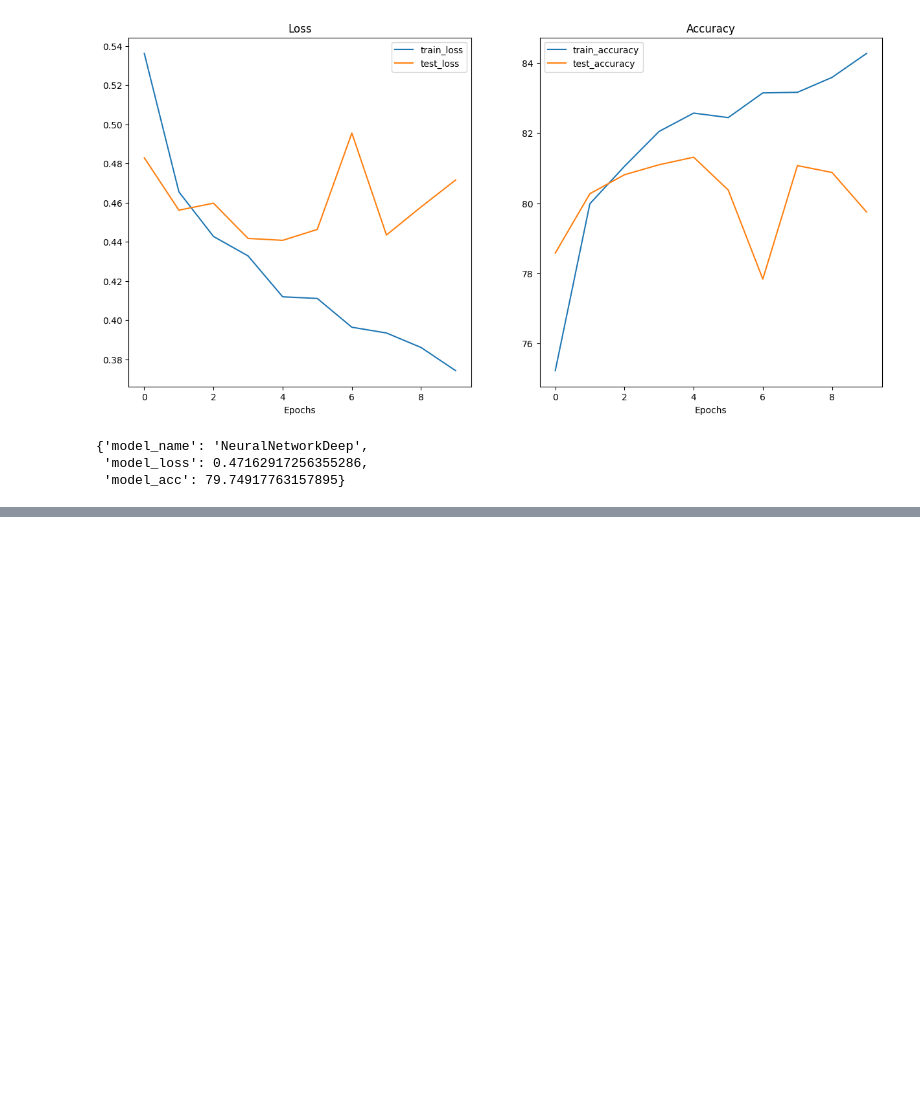
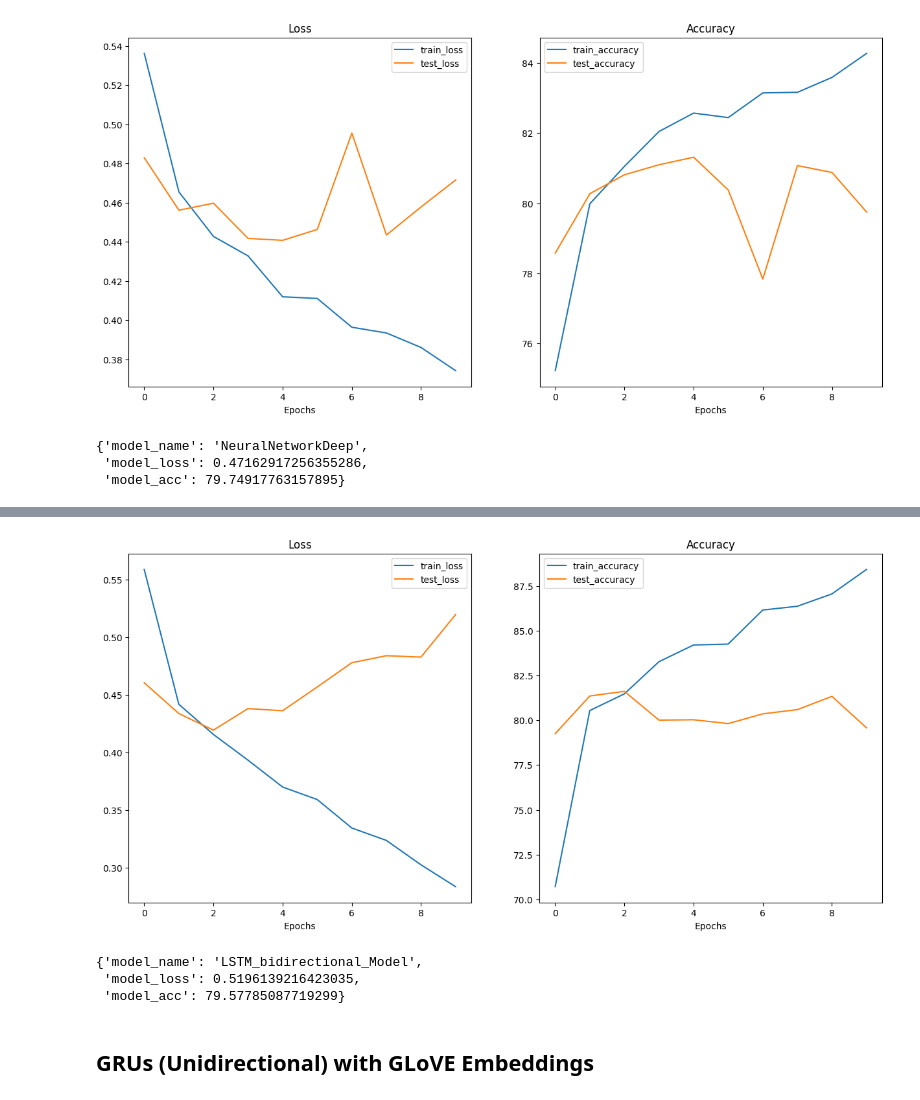
Before and after one commit to Adarsh0047/Machine-Learning-Classification, a Jupyter notebook: neural_nets/02_train_networks.ipynb, the cells around one changed output, grey strips where cells are left out. Drawn from its saved outputs; the diff is of its cells as text; code cells hidden in the pictures; blank space fills up the shorter version.

```diff
--- a/neural_nets/02_train_networks.ipynb
+++ b/neural_nets/02_train_networks.ipynb
@@ -438,0 +746,26 @@ eval_model(model_1, test_dataloader, loss_fn, accuracy_fn)
+# %%
+class LSTM_bidirectional_Model(torch.nn.Module):
+    def __init__(self, input_size):
+        super().__init__()
+        self.rnn1 = torch.nn.LSTM(input_size=input_size, hidden_size=10, batch_first=False, bidirectional=True)
+        self.rnn2 = torch.nn.LSTM(input_size=20, hidden_size=10, batch_first=False, bidirectional=True)
+        self.rnn3 = torch.nn.LSTM(input_size=20, hidden_size=10, batch_first=False, bidirectional=True)
+        self.fc = torch.nn.Linear(20, 1)
+        self.tanh = torch.nn.Tanh()
+
+    def forward(self, x):
+        out, _ = self.rnn1(x)
+        out = self.tanh(out)
+        out, _ = self.rnn2(out)
+        out = self.tanh(out)
+        out, _ = self.rnn2(out)
+        out = self.tanh(out)
+        logits = self.fc(out)
+        return logits
+# %%
+lstm_bidirectional_model = LSTM_bidirectional_Model(input_size=300)
+lstm_bidirectional_model = lstm_bidirectional_model.to(device)
+# %%
+loss_fn = torch.nn.BCEWithLogitsLoss()
+optimizer = torch.optim.Adam(params=lstm_bidirectional_model.parameters(),
+                             lr=0.01)
@@ -438,0 +833,12 @@ eval_model(model_1, test_dataloader, loss_fn, accuracy_fn)
+# %%
+plot_loss_curves(results)
+# %% [output]
+[figure, added]
+# %%
+eval_model(lstm_bidirectional_model, test_dataloader, loss_fn, accuracy_fn)
+# %% [output]
+{'model_name': 'LSTM_bidirectional_Model',
+ 'model_loss': 0.5196139216423035,
+ 'model_acc': 79.57785087719299}
+# %% [markdown]
+## GRUs (Unidirectional) with GLoVE Embeddings
```
Also changed, not shown: parts of 40 cells of this notebook.
